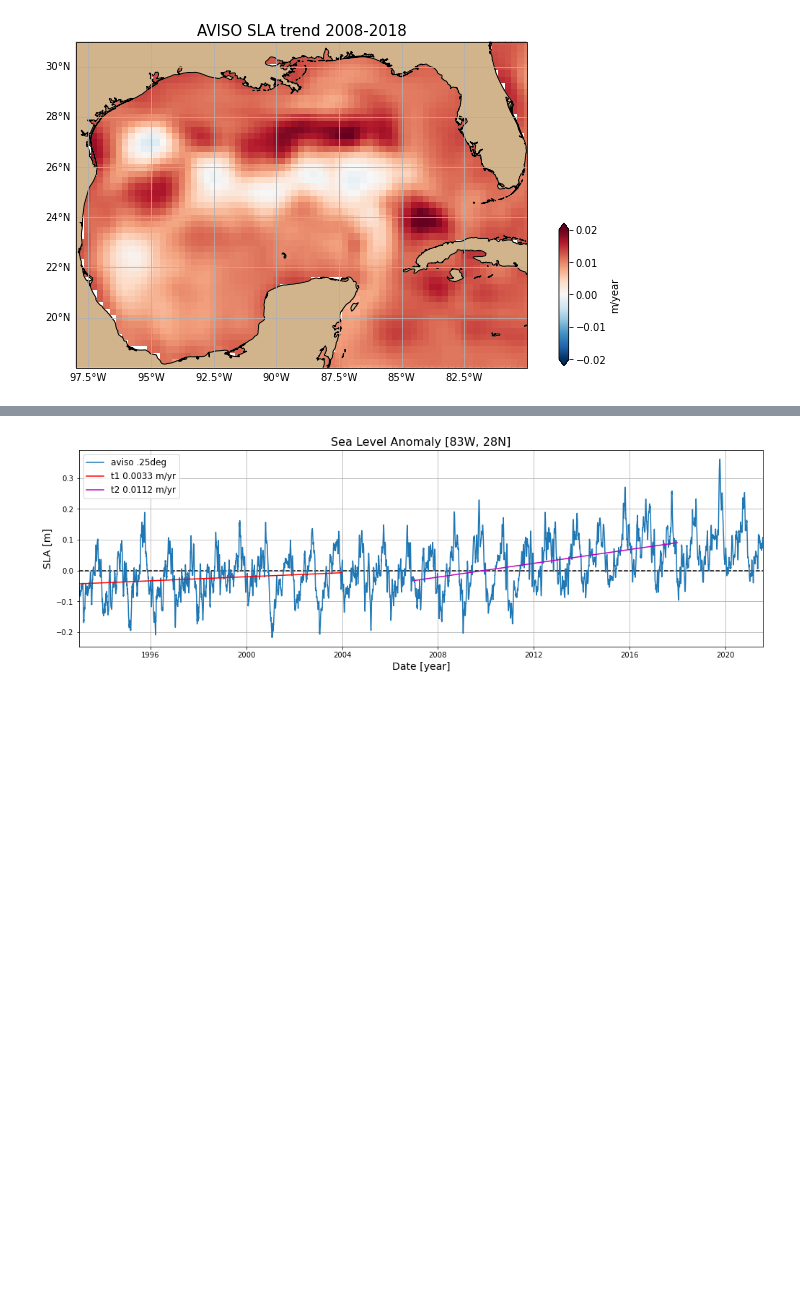
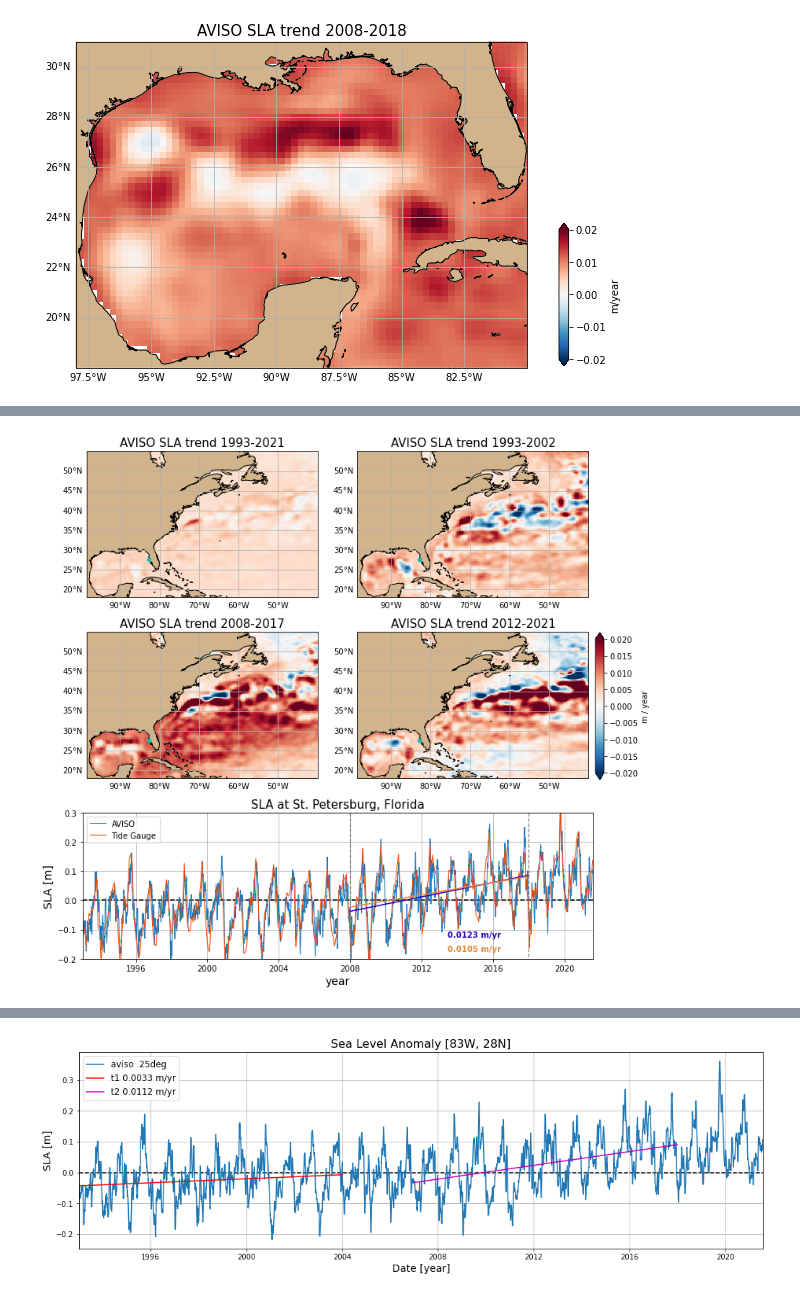
Before and after one commit to jakesteinberg/nasa_ostst, a Jupyter notebook: tide_gauge.ipynb, the cells around one changed output, grey strips where cells are left out. Saved outputs shown, nothing was run; the diff lists cells and outputs as text; code cells hidden in the pictures; blank space fills up the shorter version.

```diff
--- a/tide_gauge.ipynb
+++ b/tide_gauge.ipynb
@@ -204,3 +230,6 @@ avsla_trend_2 = xr.polyval(avsla_raw_2['time'], pavsla_2.polyfit_coefficients)
+# %%
+avsla_raw_tot_mean = avsla_raw_tot.mean(dim='time')
+avsla_raw_tot_a = avsla_raw_tot - avsla_raw_tot_mean
 # %%
 clim = [-0.02, 0.02];
 colMap = plt.get_cmap('RdBu_r');
@@ -242,0 +249,13 @@ f.savefig('/Users/jakesteinberg/Documents/NASA_OSTST/meetings/2022_04_20/GOM_avi
+# %%
+# find aviso index to site selected above
+# lon_site = -83; lat_site = 28;
+ids = data_da_l.location.data
+lon_site = data_da_l.lon[3].data
+lat_site = data_da_l.lat[3].data
+avloni = np.where((av_tot.longitude > lon_site-.15) & (av_tot.longitude < lon_site+.15))[0][0]
+avlati = np.where((av_tot.latitude > lat_site-.15) & (av_tot.latitude < lat_site+.15))[0][0]
+
+avsla_raw_tot_a_sub = avsla_raw_tot_a.sel(time=slice("2008-01-01", "2017-12-31"))
+pavsla_star = avsla_raw_tot_a_sub.polyfit(dim='time', deg=1)                         # fit to anomaly (defined relative to total time mean over subset time)
+avsla_trend_star = xr.polyval(avsla_raw_tot_a_sub['time'], pavsla_star.polyfit_coefficients)
+this_trend = xr.polyval(tg_sub2_l_a.time, p2_test.polyfit_coefficients[:,3])
@@ -242,0 +268,78 @@ f.savefig('/Users/jakesteinberg/Documents/NASA_OSTST/meetings/2022_04_20/GOM_avi
+# %%
+from matplotlib import gridspec
+clim = [-0.02, 0.02];
+colMap = plt.get_cmap('RdBu_r');
+ax_x = [-98.5,-40]
+ax_y = [18,55]
+
+fig = plt.figure(tight_layout=True,figsize=(10,10))
+gs = gridspec.GridSpec(3, 2)
+ax0 = fig.add_subplot(gs[0, 0],projection = ccrs.PlateCarree(central_longitude=0))
+ax1 = fig.add_subplot(gs[0, 1],projection = ccrs.PlateCarree(central_longitude=0))
+ax2 = fig.add_subplot(gs[1, 0],projection = ccrs.PlateCarree(central_longitude=0))
+ax3 = fig.add_subplot(gs[1, 1],projection = ccrs.PlateCarree(central_longitude=0))
+ax4 = fig.add_subplot(gs[2,:])
+
+Kc = ax0.pcolor(av_tot.longitude,av_tot.latitude,aviso_tot_sla_trend, \
+            vmin=clim[0],vmax=clim[-1], cmap=colMap,transform=ccrs.PlateCarree());
+ax0.scatter(av_tot.longitude[avloni]-0.2,av_tot.latitude[avlati],s=20,color='c',transform=ccrs.PlateCarree(),zorder=2)
+ax0.add_feature(cartopy.feature.LAND, color='#D2B48C',zorder=1); ax0.coastlines()
+gl = ax0.gridlines(draw_labels=True); gl.xlabels_top = False; gl.ylabels_right = False;
+ax0.set_xlim(ax_x); ax0.set_ylim(ax_y);
+ax0.set_title('AVISO SLA trend 1993-2021',fontsize=15)
+
+Kc = ax1.pcolor(av_tot.longitude,av_tot.latitude,aviso_1_sla_trend, \
+            vmin=clim[0],vmax=clim[-1], cmap=colMap,transform=ccrs.PlateCarree());
+ax1.scatter(av_tot.longitude[avloni]-0.2,av_tot.latitude[avlati],s=20,color='c',transform=ccrs.PlateCarree(),zorder=2)
+ax1.add_feature(cartopy.feature.LAND, color='#D2B48C',zorder=1); ax1.coastlines()
+gl = ax1.gridlines(draw_labels=True); gl.xlabels_top = False; gl.ylabels_right = False;
+ax1.set_xlim(ax_x); ax1.set_ylim(ax_y);
+ax1.set_title('AVISO SLA trend 1993-2002',fontsize=15)
+
+Kc = ax2.pcolor(av_tot.longitude,av_tot.latitude,aviso_2_sla_trend, \
+            vmin=clim[0],vmax=clim[-1], cmap=colMap,transform=ccrs.PlateCarree());
+ax2.scatter(av_tot.longitude[avloni]-0.2,av_tot.latitude[avlati],s=20,color='c',transform=ccrs.PlateCarree(),zorder=2)
+ax2.add_feature(cartopy.feature.LAND, color='#D2B48C',zorder=1); ax2.coastlines()
+gl = ax2.gridlines(draw_labels=True); gl.xlabels_top = False; gl.ylabels_right = False;
+ax2.set_xlim(ax_x); ax2.set_ylim(ax_y);
+ax2.set_title('AVISO SLA trend 2008-2017',fontsize=15)
+# ax2.set_xlabel('Longitude',fontsize=14)
+# ax2.set_ylabel('Latitude', fontsize=14)
+
+Kc = ax3.pcolor(av_tot.longitude,av_tot.latitude,aviso_3_sla_trend, \
+            vmin=clim[0],vmax=clim[-1], cmap=colMap,transform=ccrs.PlateCarree());
+ax3.scatter(av_tot.longitude[avloni]-0.2,av_tot.latitude[avlati],s=20,color='c',transform=ccrs.PlateCarree(),zorder=2)
+ax3.add_feature(cartopy.feature.LAND, color='#D2B48C',zorder=1); ax3.coastlines()
+gl = ax3.gridlines(draw_labels=True); gl.xlabels_top = False; gl.ylabels_right = False;
+ax3.set_xlim(ax_x); ax3.set_ylim(ax_y);
+ax3.set_title('AVISO SLA trend 2012-2021',fontsize=15)
+
+ax4.plot([av_tot.time[0].data, av_tot.time[-1].data], [0,0], color='k', linestyle='--')
+ax4.plot(av_tot.time, avsla_raw[:, avlati, avloni], label='AVISO',linewidth=1);
+ax4.plot(data_da_l.time,data_da_l.sel(location=ids[3]) - np.nanmean(data_da_l.sel(location=ids[3])),color='#FF4500',linewidth=1,label='Tide Gauge')
+ax4.plot([av_tot.time[5478].data,av_tot.time[5478].data],[-.3,0.3],linewidth=1.25,linestyle='--',color='#808080')
+ax4.plot([av_tot.time[9130].data,av_tot.time[9130].data],[-.3,0.3],linewidth=1.25,linestyle='--',color='#808080')
+
+ax4.plot(avsla_trend_time_2, avsla_trend_star[:, avlati, avloni], color='#2B00B8',linewidth=1.5);
+ax4.plot(tg_sub2_l_a.time,this_trend,color='#E28839',linewidth=1.5)
+ax4.text(av_tot.time[7478].data, -0.125, \
+         str(np.round(pavsla_star.polyfit_coefficients[0, avlati, avloni].data*1e9*60*60*24*365,4))+ ' m/yr',color='#2B00B8',fontweight='bold',fontsize=10)
+ax4.text(av_tot.time[7478].data, -0.175, \
+         str(np.round(p2_test.polyfit_coefficients[0,3].data*1e9*60*60*24*365,4)) + ' m/yr',color='#E28839',fontweight='bold',fontsize=10)
+# str(np.round(p0_test.polyfit_coefficients[0,i].data*1e9*60*60*24*365,4))
+
+ax4.legend(fontsize=10)
+ax4.set_ylim([-0.2,0.3])
+ax4.set_xlabel('year', fontsize=14)
+ax4.set_ylabel('SLA [m]', fontsize=14)
+ax4.set_title('SLA at St. Petersburg, Florida',fontsize=15)
+ax4.set_xlim([av_tot.time[0].data, av_tot.time[-1].data])
+ax4.grid()
+
+cbpos = [0.99, 0.38, 0.015, 0.26]; cax = fig.add_axes(cbpos);
+cb = fig.colorbar(Kc, cax=cax, orientation='vertical', extend='both', label='m / year')
+cb.FontSize=12
+plt.show()
+fig.savefig('/Users/jakesteinberg/Documents/NASA_OSTST/manuscript/figures/aviso_tg_trends.jpg', dpi=250)
+# %% [output]
+[figure, added]
```
Also changed, not shown: parts of 9 cells of this notebook, 4 other files.
